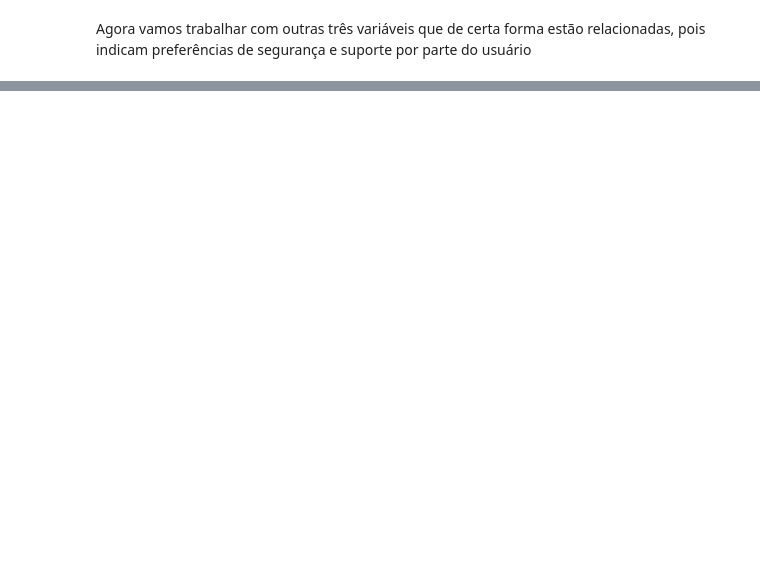
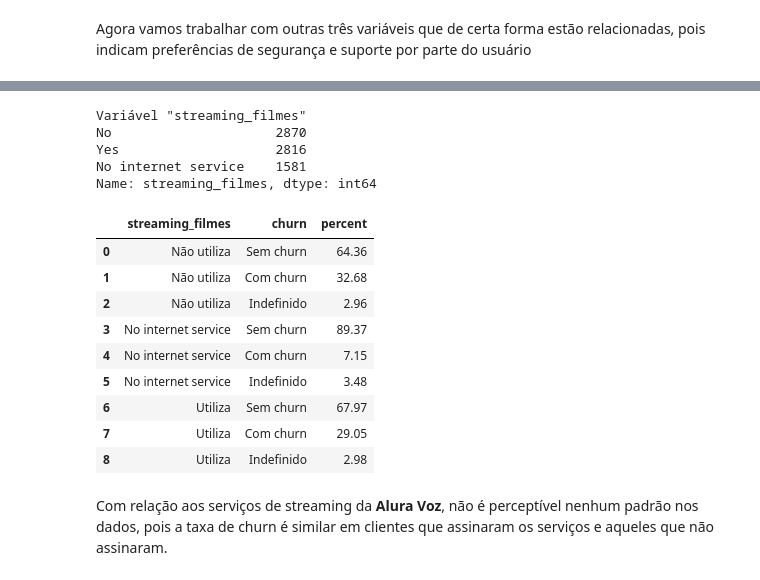
Before and after one commit to jackson-simionato/challenge_alura_DS01, a Jupyter notebook: week_2_challenge_alura_DS_2022_05.ipynb, the cells around one changed output, grey strips where cells are left out. Drawn from its saved outputs; the diff is of its cells as text; code cells hidden in the pictures; blank space fills up the shorter version.

```diff
--- a/week_2_challenge_alura_DS_2022_05.ipynb
+++ b/week_2_challenge_alura_DS_2022_05.ipynb
@@ -398,0 +589,28 @@ Agora vamos trabalhar com outras três variáveis que de certa forma estão rela
+# %%
+# Distrubição de churn com relação ao serviço de streaming de filmes
+print('Variável "streaming_filmes"')
+print(dados.streaming_filmes.value_counts())
+
+cross_churn_streaming_filmes = pd.crosstab(dados.churn, dados.streaming_filmes, normalize='columns').unstack().reset_index().rename(columns={0:'percent'})
+cross_churn_streaming_filmes.percent = round(cross_churn_streaming_filmes.percent * 100, 2)
+
+cross_churn_streaming_filmes.streaming_filmes.replace({'No':'Não utiliza', 'Yes':'Utiliza'}, inplace=True)
+cross_churn_streaming_filmes.churn.replace({'No':'Sem churn', 'Yes':'Com churn','undefined':'Indefinido'}, inplace=True)
+
+display(cross_churn_streaming_filmes)
+# %% [output]
+Variável "streaming_filmes"
+No                     2870
+Yes                    2816
+No internet service    1581
+Name: streaming_filmes, dtype: int64
+|  | streaming_filmes | churn | percent |
+| 0 | Não utiliza | Sem churn | 64.36 |
+| 1 | Não utiliza | Com churn | 32.68 |
+| 2 | Não utiliza | Indefinido | 2.96 |
+| 3 | No internet service | Sem churn | 89.37 |
+| 4 | No internet service | Com churn | 7.15 |
+| 5 | No internet service | Indefinido | 3.48 |
+| 6 | Utiliza | Sem churn | 67.97 |
+| 7 | Utiliza | Com churn | 29.05 |
+| 8 | Utiliza | Indefinido | 2.98 |
@@ -398,0 +628,2 @@ Agora vamos trabalhar com outras três variáveis que de certa forma estão rela
+# %% [markdown]
+Com relação aos serviços de streaming da **Alura Voz**, não é perceptível nenhum padrão nos dados, pois a taxa de churn é similar em clientes que assinaram os serviços e aqueles que não assinaram.
```
Also changed, not shown: parts of 18 cells of this notebook.
